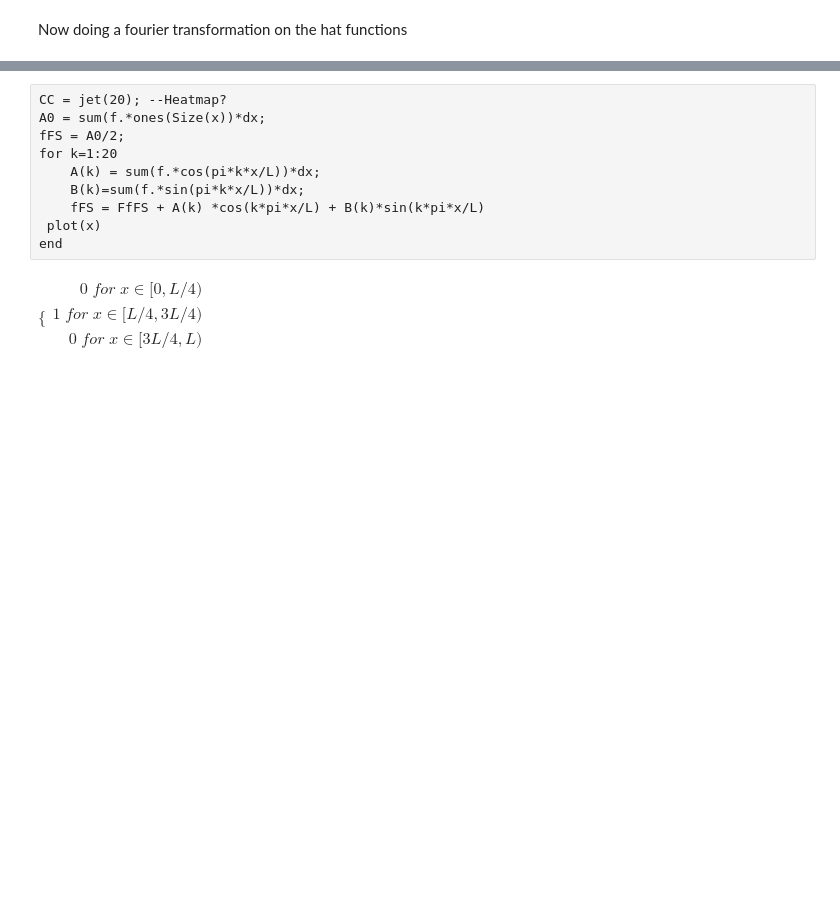
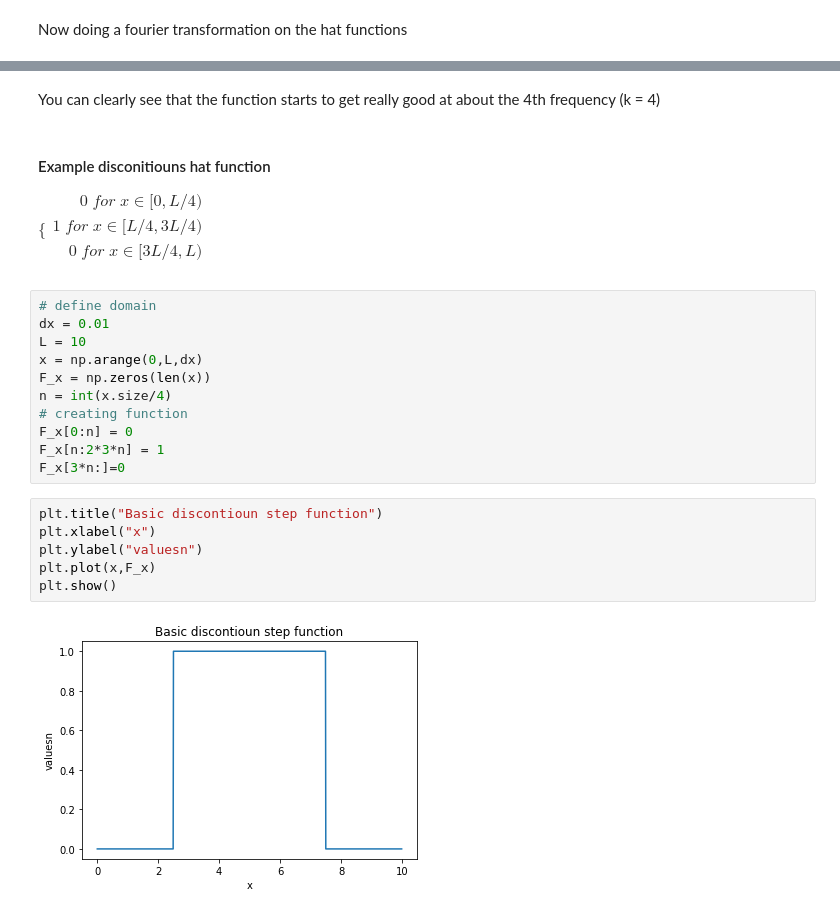
Before and after one commit to DuckieNukeEm/data_driven_science_and_engineering, a Jupyter notebook: Ch2/Chapter 2 - Fourier Transformations.ipynb, the cells around one changed output, grey strips where cells are left out. Saved outputs shown, nothing was run; the diff lists cells and outputs as text; blank space fills up the shorter version.

```diff
--- a/Ch2/Chapter 2 - Fourier Transformations.ipynb
+++ b/Ch2/Chapter 2 - Fourier Transformations.ipynb
@@ -79,16 +59,28 @@ plt.show()
-# %% [raw]
-CC = jet(20); --Heatmap?
-A0 = sum(f.*ones(Size(x))*dx;
-fFS = A0/2;
-for k=1:20
-    A(k) = sum(f.*cos(pi*k*x/L))*dx;
-    B(k)=sum(f.*sin(pi*k*x/L))*dx;
-    fFS = FfFS + A(k) *cos(k*pi*x/L) + B(k)*sin(k*pi*x/L)
- plot(x)
-end
+# %% [markdown]
+You can clearly see that the function starts to get really good at about the 4th frequency (k = 4)
 # %% [markdown]
+#### Example disconitiouns hat function
 $\Biggl\{\begin{align*}
 0 \;for\; x \in [0,L/4) \\
 1 \;for\; x \in [L/4,3L/4) \\
 0 \;for\; x\in [3L/4,L)\\
 \end{align*}$
+# %%
+# define domain
+dx = 0.01
+L = 10
+x = np.arange(0,L,dx)
+F_x = np.zeros(len(x))
+n = int(x.size/4)
+# creating function
+F_x[0:n] = 0
+F_x[n:2*3*n] = 1
+F_x[3*n:]=0
+# %%
+plt.title("Basic discontioun step function")
+plt.xlabel("x")
+plt.ylabel("valuesn")
+plt.plot(x,F_x)
+plt.show()
+# %% [output]
+[figure, added]
```
Also changed, not shown: parts of 5 cells of this notebook.
